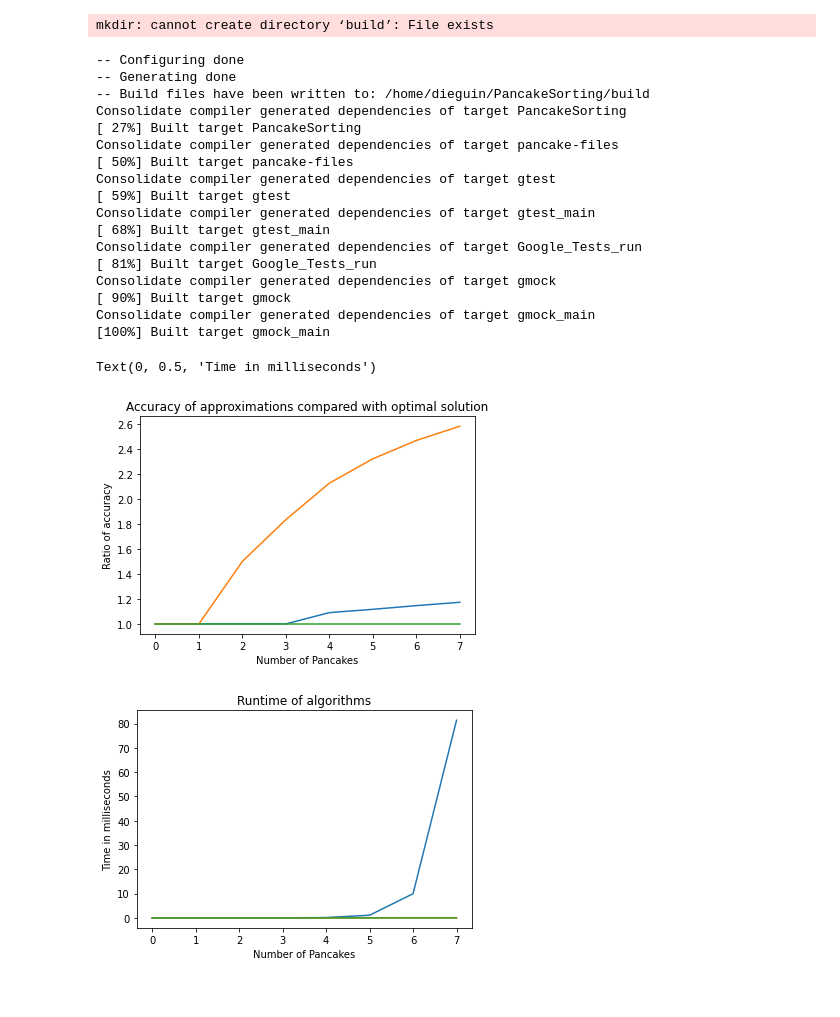
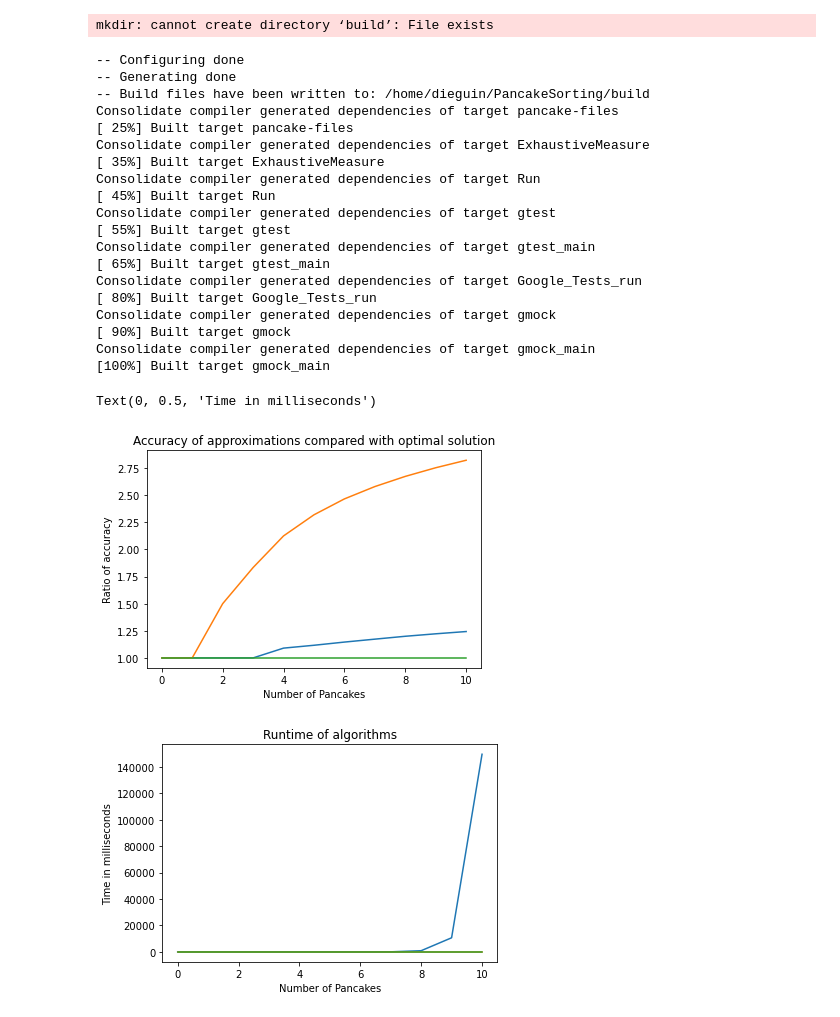
Before and after one commit to anguloramiresd/PancakeSorting, a Jupyter notebook: measure.ipynb, the cells around one changed output. Cells and saved outputs as stored; diff of their text form; code cells hidden in the pictures.

```diff
--- a/measure.ipynb
+++ b/measure.ipynb
@@ -12,7 +12,7 @@ subprocess.run(["make"], shell=True, cwd="./build")
 
 original_stdout = sys.stdout
 
-max_list_size = 7
+max_list_size = 10
 actual_prom = [1.]*(max_list_size + 1)
 approx3_prom = [0.]*(max_list_size + 1)
 approx2_prom = [0.]*(max_list_size + 1)
@@ -20,7 +20,7 @@ time_exhaustive = [0.]*(max_list_size + 1)
 time_approx3 = [0.]*(max_list_size + 1)
 time_approx2 = [0.]*(max_list_size + 1)
 
-s = subprocess.check_output(["./PancakeSorting"], shell=True, cwd="./build", text=True, input=str(max_list_size))
+s = subprocess.check_output(["./ExhaustiveMeasure"], shell=True, cwd="./build", text=True, input=str(max_list_size))
 s = s.split("\n")
 s_temp = s[0].split(' ')
 for i in range(1, max_list_size + 1):
@@ -42,38 +42,40 @@ fig, ax = plt.subplots()
 approx2_prom[0] = 1
 approx3_prom[0] = 1
 ax.plot(list(range(0, max_list_size + 1)), approx2_prom, label='Approx-2')
 ax.plot(list(range(0, max_list_size + 1)), approx3_prom, label='Approx-3')
 ax.plot(list(range(0, max_list_size + 1)), actual_prom, label='Exhaustive algorithm')
 ax.set_title("Accuracy of approximations compared with optimal solution")
 ax.set_xlabel("Number of Pancakes")
 ax.set_ylabel("Ratio of accuracy")
 
 fig2, ax2 = plt.subplots()
 ax2.plot(list(range(0, max_list_size + 1)), time_exhaustive, label='Exhaustive algorithm')
 ax2.plot(list(range(0, max_list_size + 1)), time_approx2, label='Approx-2')
 ax2.plot(list(range(0, max_list_size + 1)), time_approx3, label='Approx-3')
 ax2.set_title("Runtime of algorithms")
 ax2.set_xlabel("Number of Pancakes")
 ax2.set_ylabel("Time in milliseconds")
 # %% [output]
 mkdir: cannot create directory ‘build’: File exists
 -- Configuring done
 -- Generating done
 -- Build files have been written to: /home/dieguin/PancakeSorting/build
-Consolidate compiler generated dependencies of target PancakeSorting
-[ 27%] Built target PancakeSorting
 Consolidate compiler generated dependencies of target pancake-files
-[ 50%] Built target pancake-files
+[ 25%] Built target pancake-files
+Consolidate compiler generated dependencies of target ExhaustiveMeasure
+[ 35%] Built target ExhaustiveMeasure
+Consolidate compiler generated dependencies of target Run
+[ 45%] Built target Run
 Consolidate compiler generated dependencies of target gtest
-[ 59%] Built target gtest
+[ 55%] Built target gtest
 Consolidate compiler generated dependencies of target gtest_main
-[ 68%] Built target gtest_main
+[ 65%] Built target gtest_main
 Consolidate compiler generated dependencies of target Google_Tests_run
-[ 81%] Built target Google_Tests_run
+[ 80%] Built target Google_Tests_run
 Consolidate compiler generated dependencies of target gmock
 [ 90%] Built target gmock
 Consolidate compiler generated dependencies of target gmock_main
 [100%] Built target gmock_main
 Text(0, 0.5, 'Time in milliseconds')
-[figure, old version]
+[figure, new version]
-[figure, old version]
+[figure, new version]
```
Also changed, not shown: parts of 2 cells of this notebook, 20 other files.
